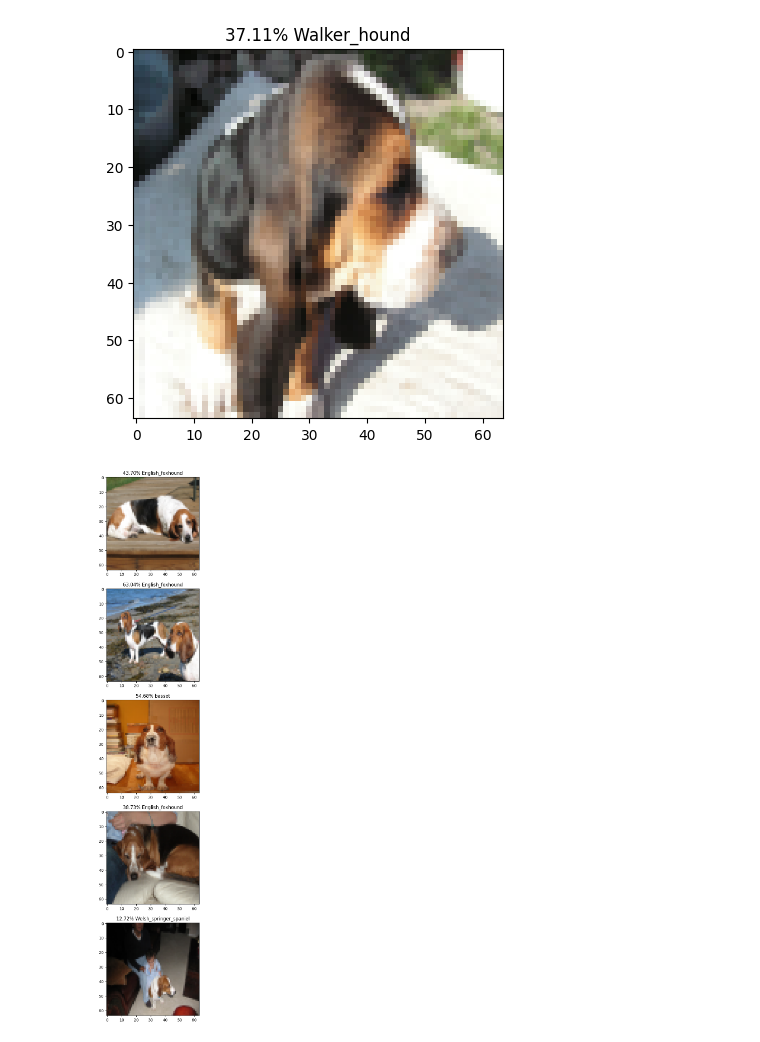
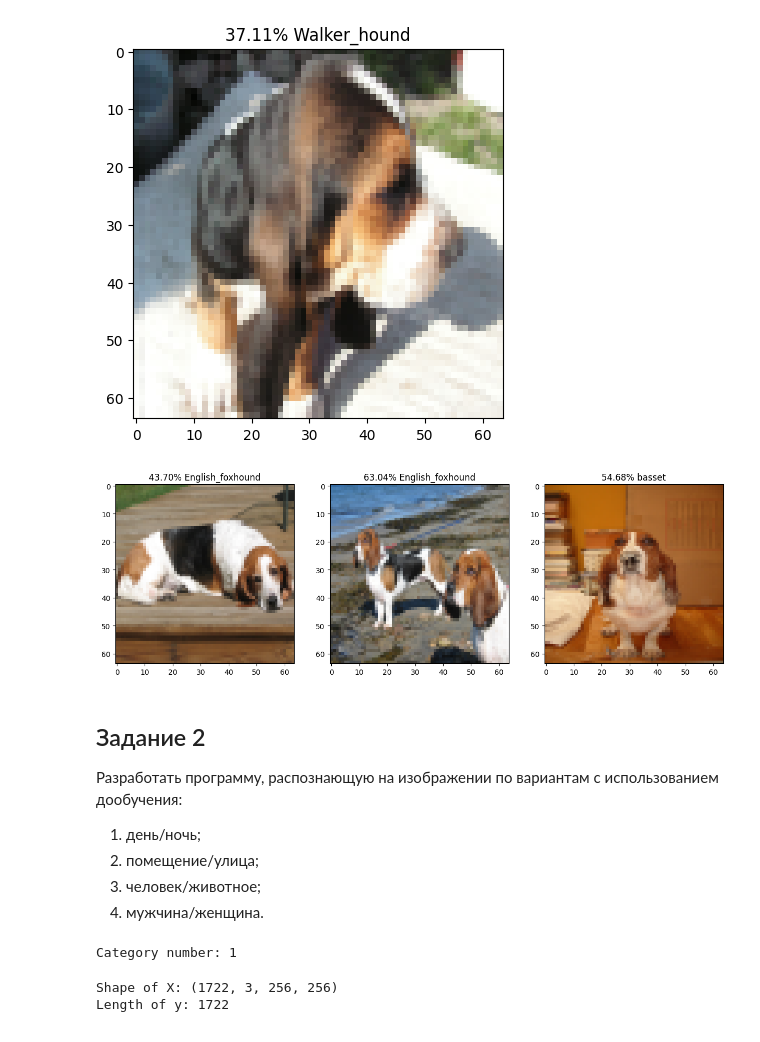
Before and after one commit to Deaacon/MachineLearningCourse, a Jupyter notebook: ЛР_3/hw_3.ipynb, the cells around one changed output. Cells and saved outputs as stored; diff of their text form; code cells hidden in the pictures.

```diff
--- a/ЛР_3/hw_3.ipynb
+++ b/ЛР_3/hw_3.ipynb
@@ -36,10 +38,11 @@ def load_databatch(data_folder, file_name, img_size=64):
 
     return [X, y]
 # %%
-data_folder = "Imagenet64_val"
+data_folder = "Imagenet64/Imagenet64_val/"
 file_name = "val_data"
 
 X, y = load_databatch(data_folder, file_name)
+
 print("Shape of X:", X.shape)
 print("Length of y:", len(y))
 # %% [output]
@@ -63,7 +70,9 @@ for i in range(im_number):
 # %% [output]
 [figure]
 # %%
-with open("Imagenet_classes.txt", 'r') as f:
+with open("Imagenet64/Imagenet_classes.txt", 'r') as f:
     classes = [label[1:-1] for id, label in [line.split(',') for line in f]]
-classes[:10]
+
+print('Head of classes list:')
+print(classes[:10])
 # %% [output]
@@ -109,12 +112,28 @@ plt.imshow(X_test[id].transpose(1, 2, 0).astype(np.uint8))
 <matplotlib.image.AxesImage at 0x...>
 [figure]
 # %%
-im_number = 5
+im_number = 3
 tick = 8
-fig, axes = plt.subplots(im_number)
-fig.set_size_inches(5, 5 * im_number)
+
+fig, axes = plt.subplots(1, im_number)
+fig.set_size_inches(5 * im_number, 5)
+
 for i in range(im_number):
-    axes[i].set_title(f"{pred_dict['confidence'][10 + i * tick] * 100:.2f}% {pred_dict['label'][10 + i * tick]}")
+    axes[i].set_title(
+        f"{pred_dict['confidence'][10 + i * tick] * 100:.2f}% {pred_dict['label'][10 + i * tick]}")
     axes[i].imshow((X_test[10 + i * tick]).transpose(1, 2, 0))
 # %% [output]
-[figure, old version]
+[figure, new version]
+# %% [markdown]
+## Задание 2
+Разработать программу, распознающую на изображении по вариантам с использованием дообучения:
+1. день/ночь;
+2. помещение/улица;
+3. человек/животное;
+4. мужчина/женщина.
+# %%
+# Номер варианта
+cat_number = int(number) % 4 + 1
+print("Category number:", cat_number)
+# %% [output]
+Category number: 1
@@ -120,0 +174,9 @@ for i in range(im_number):
+# %%
+data_folder = "DNIM\\"
+X, y = load_data(data_folder)
+
+print("Shape of X:", X.shape)
+print("Length of y:", len(y))
+# %% [output]
+Shape of X: (1722, 3, 256, 256)
+Length of y: 1722
```
Also changed, not shown: parts of 23 cells of this notebook, 1 other file.
